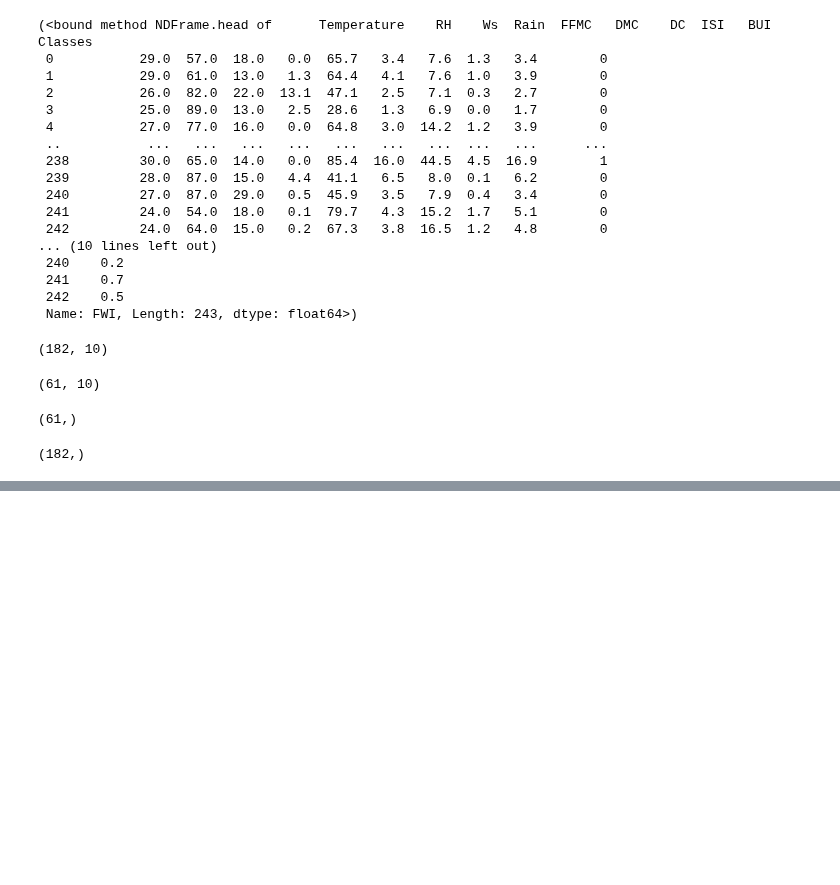
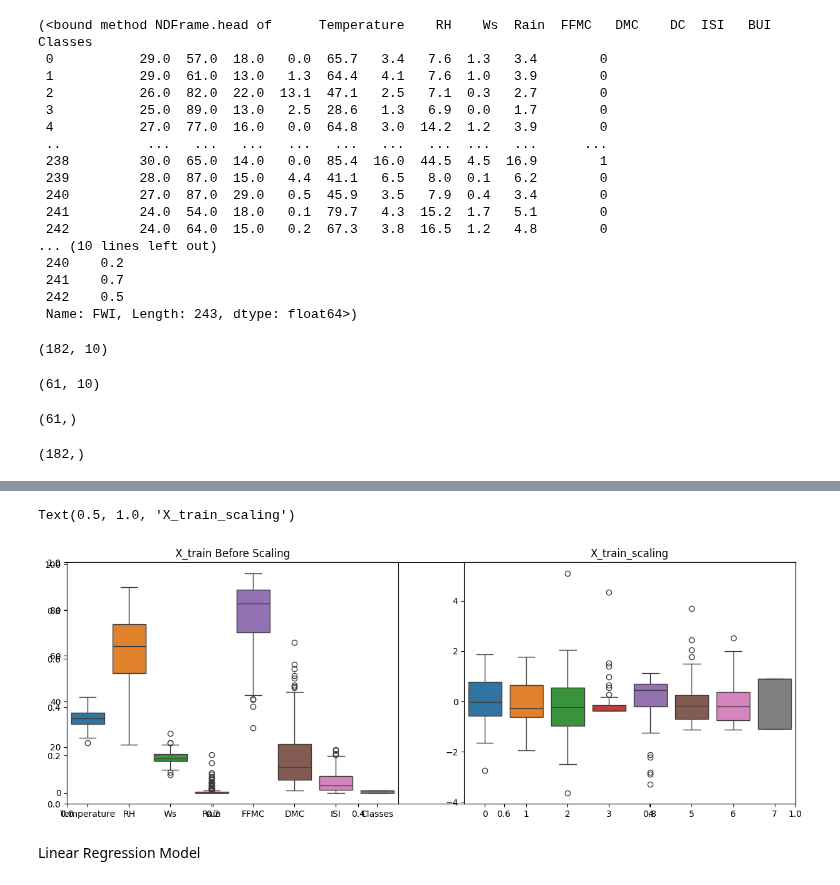
Before and after one commit to Mahadev1729/MLrn, a Jupyter notebook: Regression/modelTraining.ipynb, the cells around one changed output, grey strips where cells are left out. Saved outputs shown, nothing was run; the diff lists cells and outputs as text; code cells hidden in the pictures; blank space fills up the shorter version.

```diff
--- a/Regression/modelTraining.ipynb
+++ b/Regression/modelTraining.ipynb
@@ -141,0 +175,2 @@ y_train.shape
+# %%
+corr_features=correlation(X_train,0.85)
@@ -141,0 +192,6 @@ y_train.shape
+# %%
+
+from sklearn.preprocessing import StandardScaler
+scaler=StandardScaler()
+X_train_scaled=scaler.fit_transform(X_train)
+X_test_scaled=scaler.transform(X_test)
@@ -141,0 +218,15 @@ y_train.shape
+# %%
+## Box Plot to understand Effect
+
+plt.subplots(figsize=(15,5))
+plt.subplot(1,2,1)
+sns.boxplot(data=X_train)
+plt.title('X_train Before Scaling')
+plt.subplot(1,2,2)
+sns.boxplot(data=X_test_scaled)
+plt.title('X_train_scaling')
+# %% [output]
+Text(0.5, 1.0, 'X_train_scaling')
+[figure, added]
+# %% [markdown]
+Linear Regression Model
```
Also changed, not shown: parts of 8 cells of this notebook.
